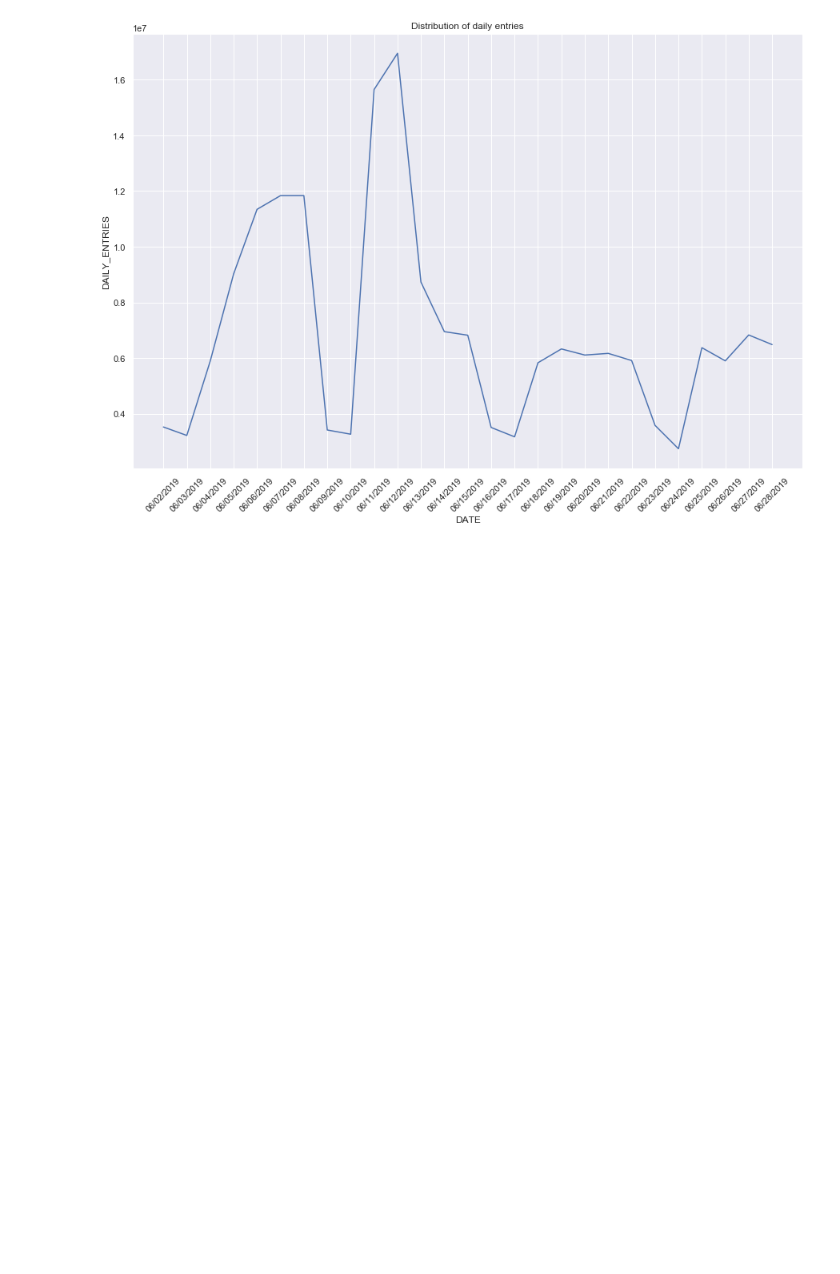
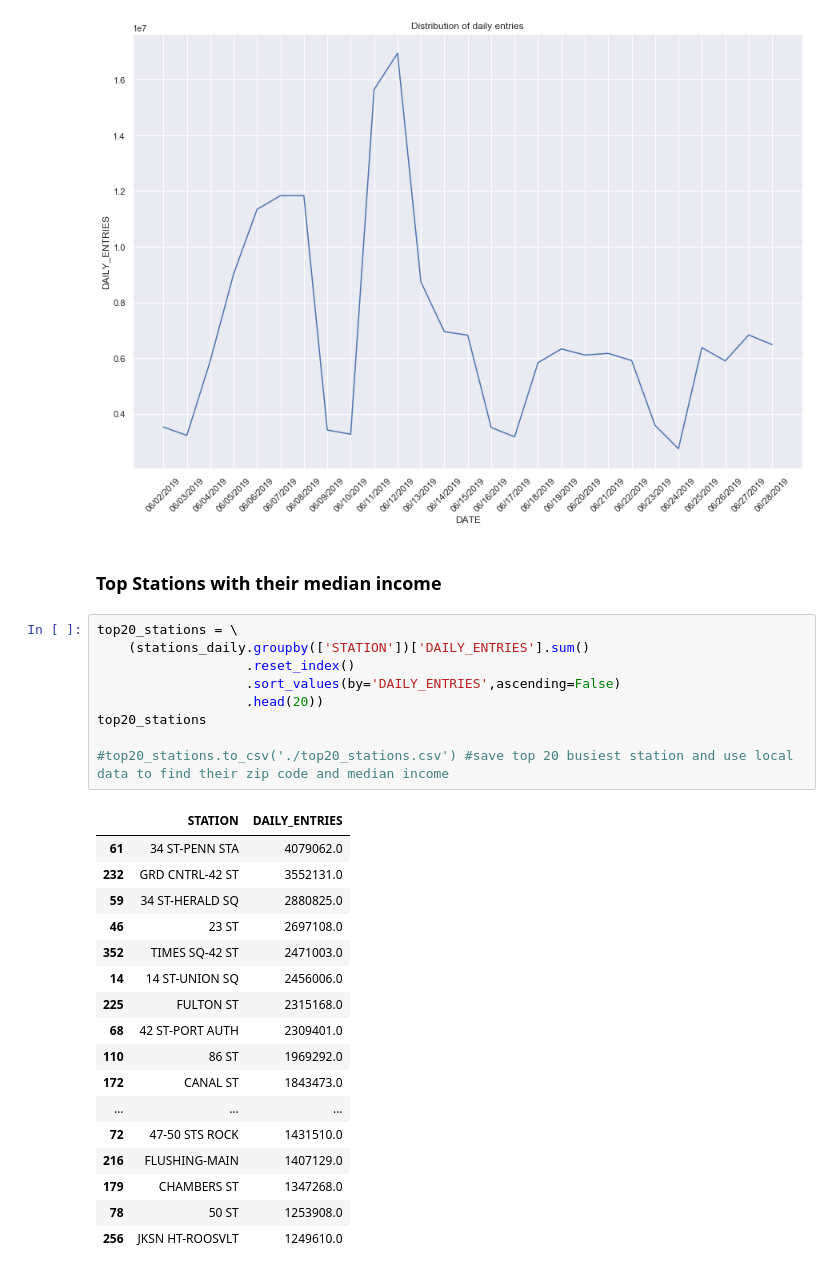
Before and after one commit to alou127/project1, a Jupyter notebook: one_month_mta_viz.ipynb, the cells around one changed output. Drawn from its saved outputs; the diff is of its cells as text; blank space fills up the shorter version.

```diff
--- a/one_month_mta_viz.ipynb
+++ b/one_month_mta_viz.ipynb
@@ -373,3 +373,32 @@ plt.xticks(rotation=45)
 plt.title('Distribution of daily entries');
 # %% [output]
 [figure]
+# %% [markdown]
+### Top Stations with their median income
+# %%
+top20_stations = \
+    (stations_daily.groupby(['STATION'])['DAILY_ENTRIES'].sum()
+                   .reset_index()
+                   .sort_values(by='DAILY_ENTRIES',ascending=False)
+                   .head(20))
+top20_stations
+
+#top20_stations.to_csv('./top20_stations.csv') #save top 20 busiest station and use local data to find their zip code and median income
+# %% [output]
+|  | STATION | DAILY_ENTRIES |
+| 61 | 34 ST-PENN STA | 4079062.0 |
+| 232 | GRD CNTRL-42 ST | 3552131.0 |
+| 59 | 34 ST-HERALD SQ | 2880825.0 |
+| 46 | 23 ST | 2697108.0 |
+| 352 | TIMES SQ-42 ST | 2471003.0 |
+| 14 | 14 ST-UNION SQ | 2456006.0 |
+| 225 | FULTON ST | 2315168.0 |
+| 68 | 42 ST-PORT AUTH | 2309401.0 |
+| 110 | 86 ST | 1969292.0 |
+| 172 | CANAL ST | 1843473.0 |
+| ... | ... | ... |
+| 72 | 47-50 STS ROCK | 1431510.0 |
+| 216 | FLUSHING-MAIN | 1407129.0 |
+| 179 | CHAMBERS ST | 1347268.0 |
+| 78 | 50 ST | 1253908.0 |
+| 256 | JKSN HT-ROOSVLT | 1249610.0 |
```
Also changed, not shown: parts of 5 cells of this notebook.
